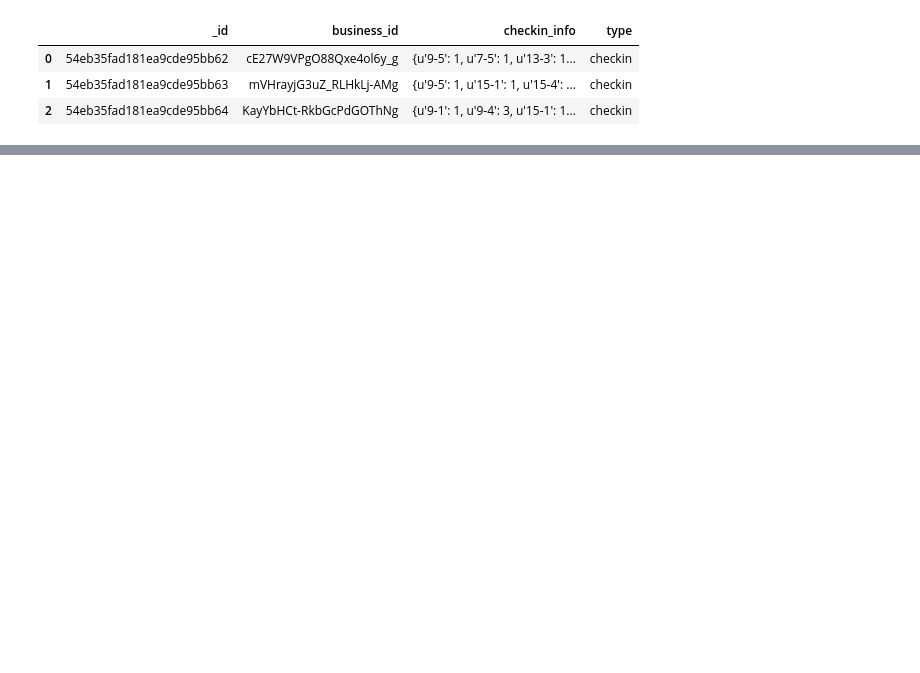
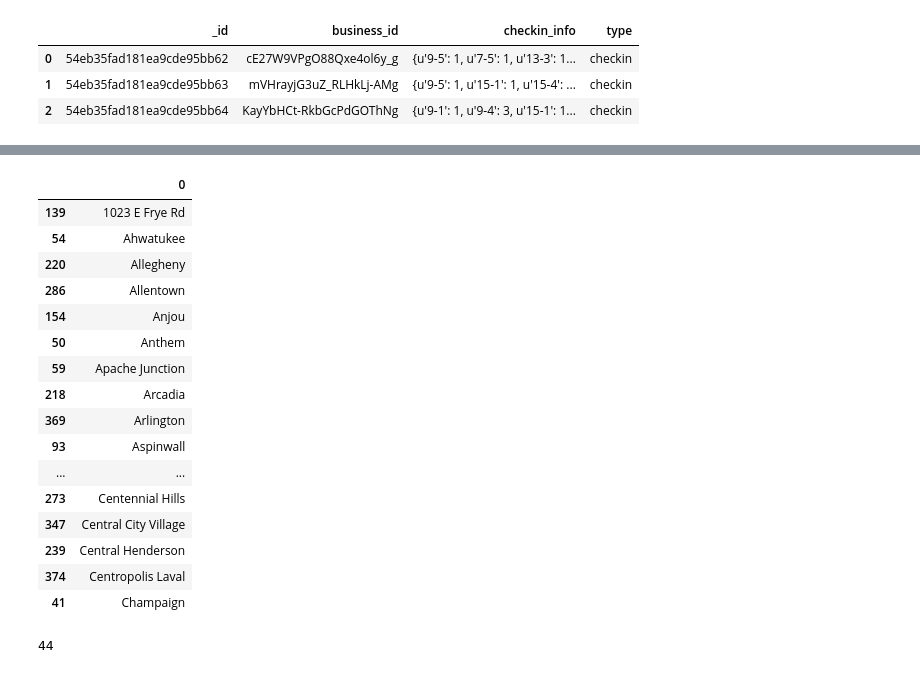
Before and after one commit to AngelaO/Yelp-Project, a Jupyter notebook: Yelp Challenge_Angela.ipynb, the cells around one changed output, grey strips where cells are left out. Cells and saved outputs as stored; diff of their text form; code cells hidden in the pictures; blank space fills up the shorter version.

Commit message:
First day's work

```diff
--- a/Yelp Challenge_Angela.ipynb
+++ b/Yelp Challenge_Angela.ipynb
@@ -99,0 +117,46 @@ dh = read_mongo(businesses,{"attributes.Happy Hour":True},10)
+# %%
+#% List all distinct cities (not ordered)
+
+#businesses.distinct( "city" )
+
+#% Find values for number of distinct cities and number of distinct users
+#% NB users and businesses are recognized by a distinct id so can also get this info using businesses.count() or users.count()
+#% Not the case for cities though, would ideally clean the data
+
+#df1 = businesses.distinct( "city" )
+#len(df1)
+#df2 = users.distinct('user_id')
+#len(df2)
+
+#% Create an alphabetically ordered list of cities and print the first 50
+
+res = businesses.distinct( "city" )
+df3 = pd.DataFrame(list(res))
+df3 = df3.sort([0] , ascending=1)
+df3.head(50)
+
+#% Get a list of column names for your dataframe
+
+#list(df3.columns.values)
+# %% [output]
+|  | 0 |
+| 139 | 1023 E Frye Rd |
+| 54 | Ahwatukee |
+| 220 | Allegheny |
+| 286 | Allentown |
+| 154 | Anjou |
+| 50 | Anthem |
+| 59 | Apache Junction |
+| 218 | Arcadia |
+| 369 | Arlington |
+| 93 | Aspinwall |
+| ... | ... |
+| 273 | Centennial Hills |
+| 347 | Central City Village |
+| 239 | Central Henderson |
+| 374 | Centropolis Laval |
+| 41 | Champaign |
+# %%
+businesses.find({'city':'Carnegie'}).count()
+# %% [output]
+44
```
Also changed, not shown: parts of 1 cell of this notebook.
